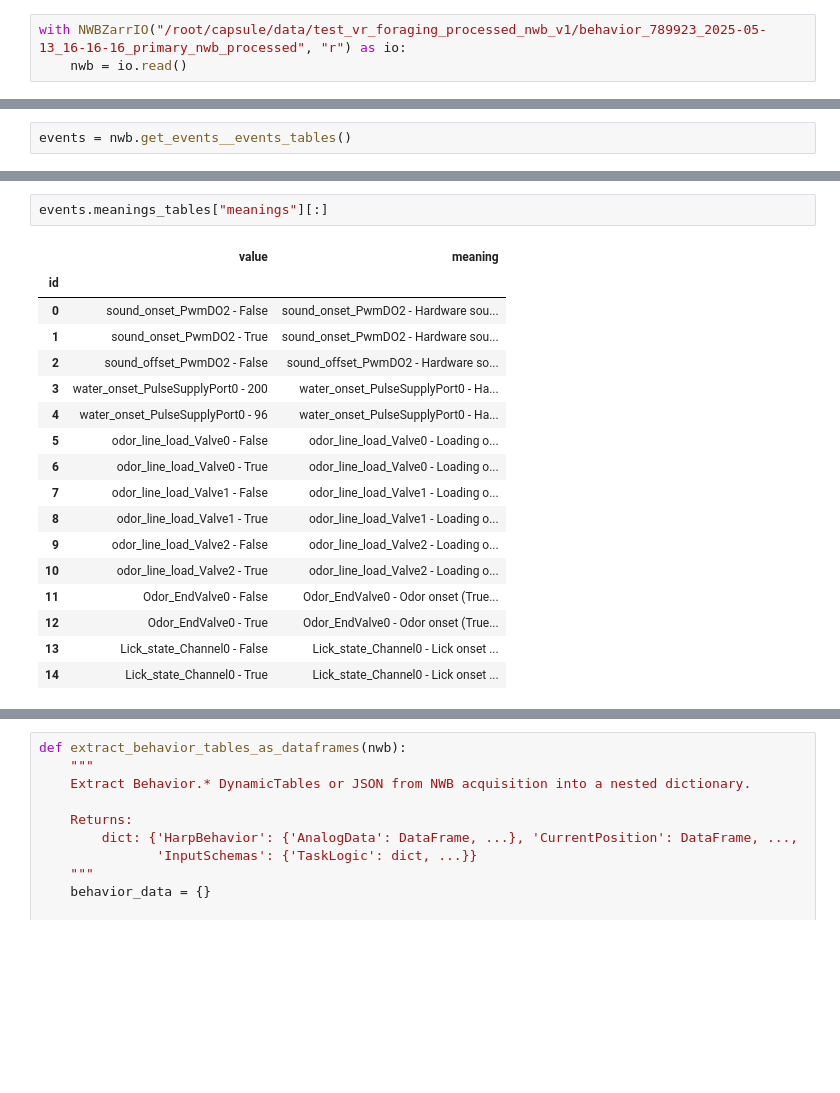
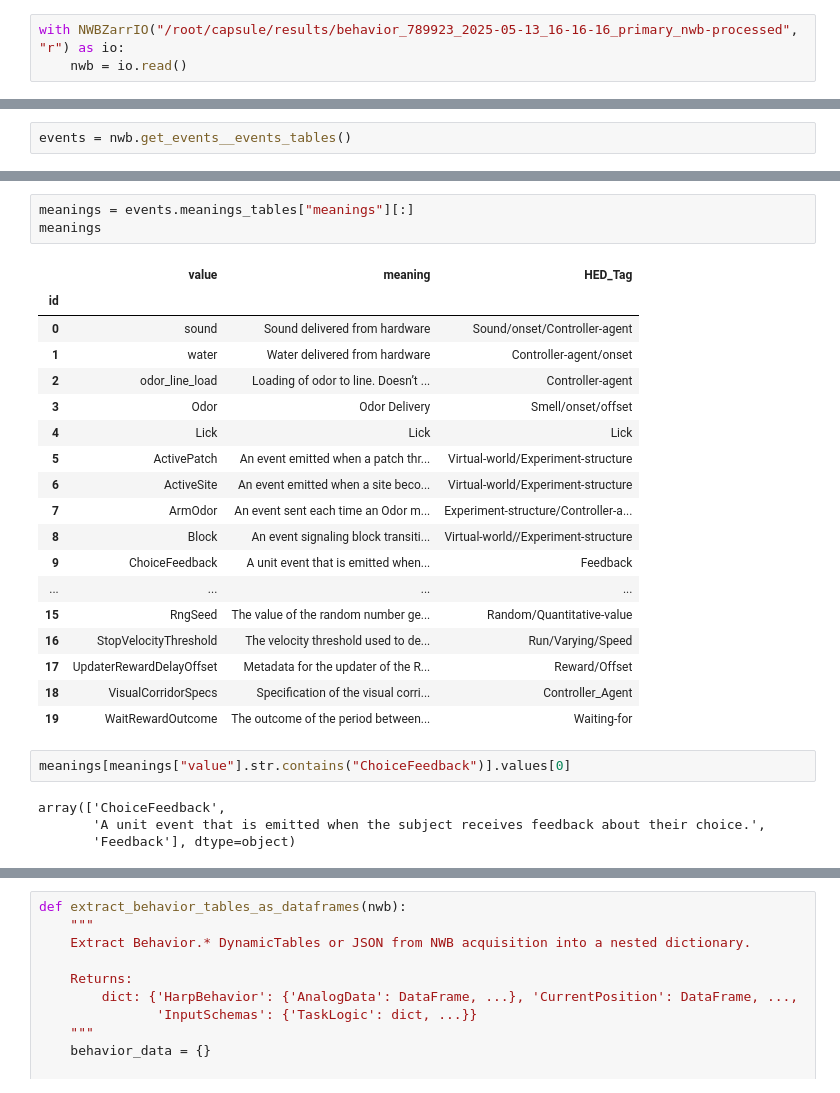
Before and after one commit to AllenNeuralDynamics/aind-vr-foraging-processing-nwb-packaging, a Jupyter notebook: code/evalute_nwb.ipynb, the cells around one changed output, grey strips where cells are left out. Drawn from its saved outputs; the diff is of its cells as text; blank space fills up the shorter version.

```diff
--- a/code/evalute_nwb.ipynb
+++ b/code/evalute_nwb.ipynb
@@ -28,5 +28,5 @@ import matplotlib.pyplot as plt
 from scipy.signal import firwin, filtfilt
 from matplotlib.backends.backend_pdf import PdfPages
 # %%
-with NWBZarrIO("/root/capsule/data/test_vr_foraging_processed_nwb_v1/behavior_789923_2025-05-13_16-16-16_primary_nwb_processed", "r") as io:
+with NWBZarrIO("/root/capsule/results/behavior_789923_2025-05-13_16-16-16_primary_nwb-processed", "r") as io:
     nwb = io.read()
@@ -61,20 +77,28 @@ df
 # %%
-events.meanings_tables["meanings"][:]
+meanings = events.meanings_tables["meanings"][:]
+meanings
 # %% [output]
-|  | value | meaning |
-| id |  |  |
-| 0 | sound_onset_PwmDO2 - False | sound_onset_PwmDO2 - Hardware sou... |
-| 1 | sound_onset_PwmDO2 - True | sound_onset_PwmDO2 - Hardware sou... |
-| 2 | sound_offset_PwmDO2 - False | sound_offset_PwmDO2 - Hardware so... |
-| 3 | water_onset_PulseSupplyPort0 - 200 | water_onset_PulseSupplyPort0 - Ha... |
-| 4 | water_onset_PulseSupplyPort0 - 96 | water_onset_PulseSupplyPort0 - Ha... |
-| 5 | odor_line_load_Valve0 - False | odor_line_load_Valve0 - Loading o... |
-| 6 | odor_line_load_Valve0 - True | odor_line_load_Valve0 - Loading o... |
-| 7 | odor_line_load_Valve1 - False | odor_line_load_Valve1 - Loading o... |
-| 8 | odor_line_load_Valve1 - True | odor_line_load_Valve1 - Loading o... |
-| 9 | odor_line_load_Valve2 - False | odor_line_load_Valve2 - Loading o... |
-| 10 | odor_line_load_Valve2 - True | odor_line_load_Valve2 - Loading o... |
-| 11 | Odor_EndValve0 - False | Odor_EndValve0 - Odor onset (True... |
-| 12 | Odor_EndValve0 - True | Odor_EndValve0 - Odor onset (True... |
-| 13 | Lick_state_Channel0 - False | Lick_state_Channel0 - Lick onset ... |
-| 14 | Lick_state_Channel0 - True | Lick_state_Channel0 - Lick onset ... |
+|  | value | meaning | HED_Tag |
+| id |  |  |  |
+| 0 | sound | Sound delivered from hardware | Sound/onset/Controller-agent |
+| 1 | water | Water delivered from hardware | Controller-agent/onset |
+| 2 | odor_line_load | Loading of odor to line. Doesn’t ... | Controller-agent |
+| 3 | Odor | Odor Delivery | Smell/onset/offset |
+| 4 | Lick | Lick | Lick |
+| 5 | ActivePatch | An event emitted when a patch thr... | Virtual-world/Experiment-structure |
+| 6 | ActiveSite | An event emitted when a site beco... | Virtual-world/Experiment-structure |
+| 7 | ArmOdor | An event sent each time an Odor m... | Experiment-structure/Controller-a... |
+| 8 | Block | An event signaling block transiti... | Virtual-world//Experiment-structure |
+| 9 | ChoiceFeedback | A unit event that is emitted when... | Feedback |
+| ... | ... | ... | ... |
+| 15 | RngSeed | The value of the random number ge... | Random/Quantitative-value |
+| 16 | StopVelocityThreshold | The velocity threshold used to de... | Run/Varying/Speed |
+| 17 | UpdaterRewardDelayOffset | Metadata for the updater of the R... | Reward/Offset |
+| 18 | VisualCorridorSpecs | Specification of the visual corri... | Controller_Agent |
+| 19 | WaitRewardOutcome | The outcome of the period between... | Waiting-for |
+# %%
+meanings[meanings["value"].str.contains("ChoiceFeedback")].values[0]
+# %% [output]
+array(['ChoiceFeedback',
+       'A unit event that is emitted when the subject receives feedback about their choice.',
+       'Feedback'], dtype=object)
```
Also changed, not shown: parts of 33 cells of this notebook, 5 other files.
